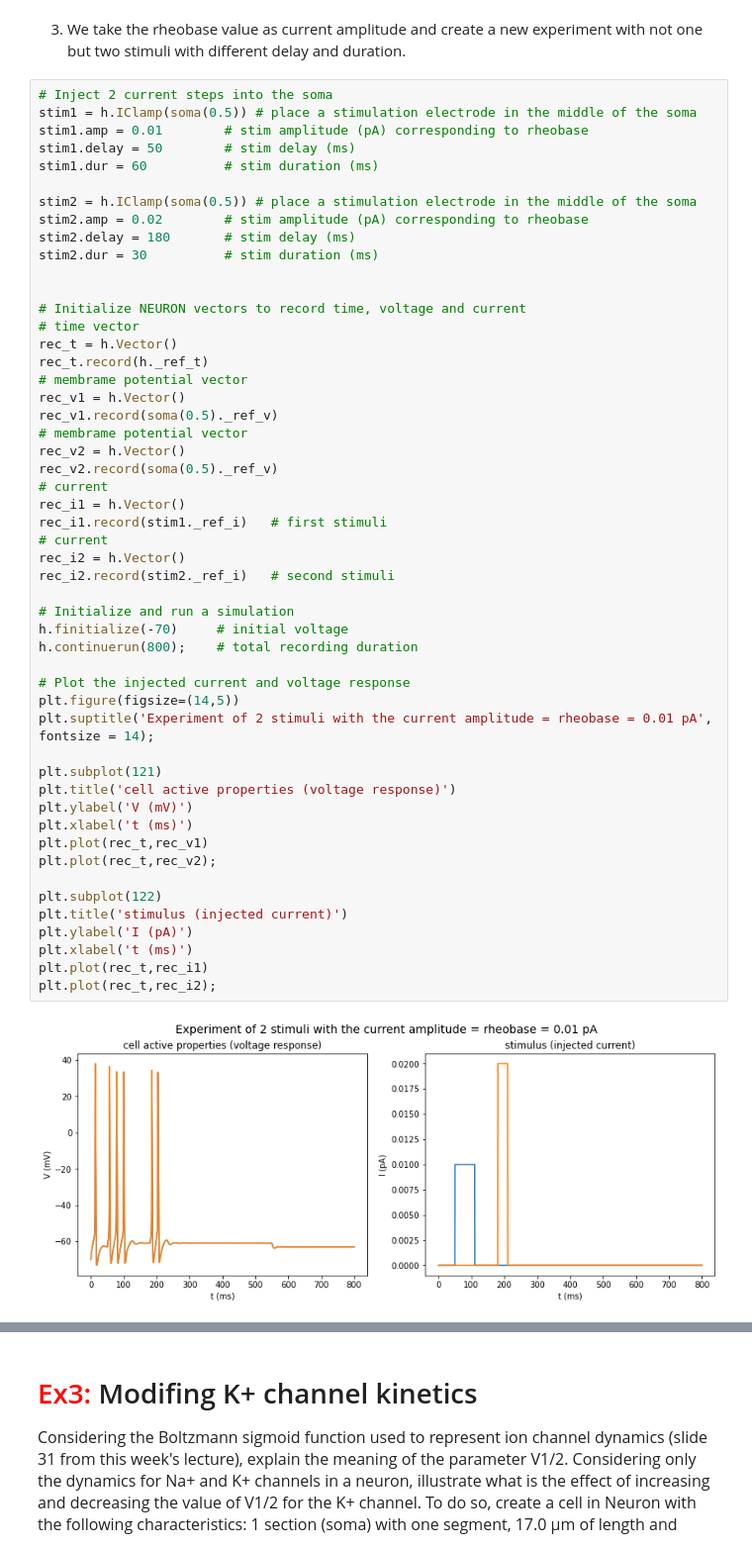
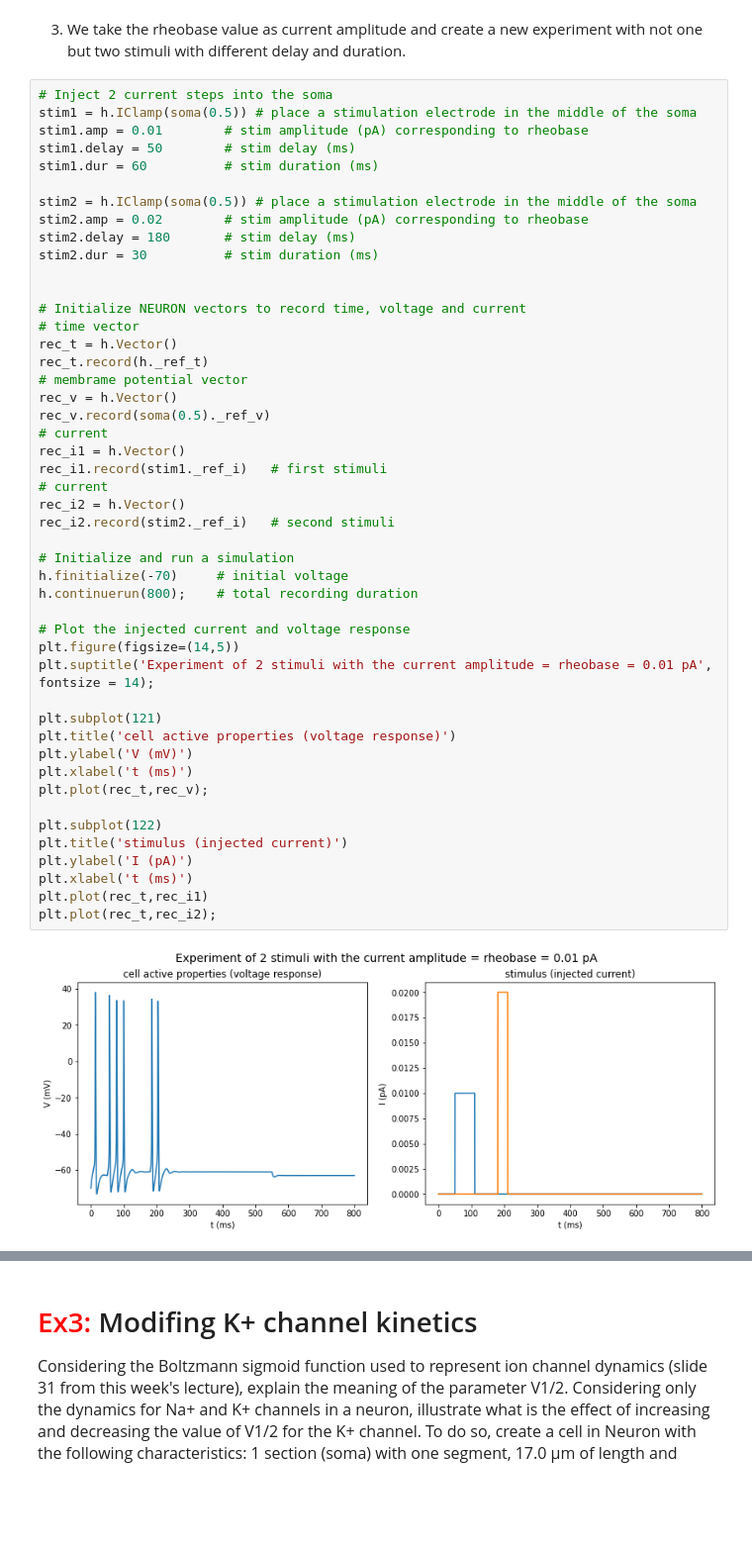
Before and after one commit to AlbrechtAlice/In-Silico-Neuroscience, a Jupyter notebook: Week3_HomeWork.ipynb, the cells around one changed output, grey strips where cells are left out. Shown at 99% size. Cells and saved outputs as stored; diff of their text form; blank space fills up the shorter version.

```diff
--- a/Week3_HomeWork.ipynb
+++ b/Week3_HomeWork.ipynb
@@ -332,38 +329,34 @@ stim2.dur = 30          # stim duration (ms)
 rec_t = h.Vector()
 rec_t.record(h._ref_t)
 # membrame potential vector
-rec_v1 = h.Vector()
-rec_v1.record(soma(0.5)._ref_v)
-# membrame potential vector
-rec_v2 = h.Vector()
-rec_v2.record(soma(0.5)._ref_v)
+rec_v = h.Vector()
+rec_v.record(soma(0.5)._ref_v)
 # current
 rec_i1 = h.Vector()
 rec_i1.record(stim1._ref_i)   # first stimuli
 # current
 rec_i2 = h.Vector()
 rec_i2.record(stim2._ref_i)   # second stimuli
 
 # Initialize and run a simulation
 h.finitialize(-70)     # initial voltage
 h.continuerun(800);    # total recording duration
 
 # Plot the injected current and voltage response
 plt.figure(figsize=(14,5))
 plt.suptitle('Experiment of 2 stimuli with the current amplitude = rheobase = 0.01 pA', fontsize = 14);
 
 plt.subplot(121)
 plt.title('cell active properties (voltage response)')
 plt.ylabel('V (mV)')
 plt.xlabel('t (ms)')
-plt.plot(rec_t,rec_v1)
-plt.plot(rec_t,rec_v2);
+plt.plot(rec_t,rec_v);
 
 plt.subplot(122)
 plt.title('stimulus (injected current)')
 plt.ylabel('I (pA)')
 plt.xlabel('t (ms)')
 plt.plot(rec_t,rec_i1)
 plt.plot(rec_t,rec_i2);
 # %% [output]
-[figure, old version]
+[figure, new version]
```
Also changed, not shown: parts of 13 cells of this notebook.
